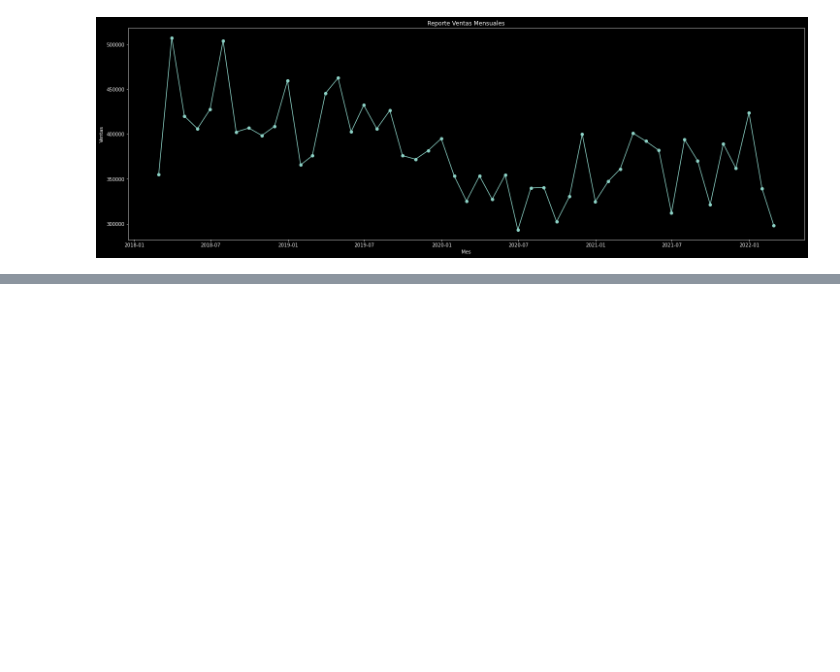
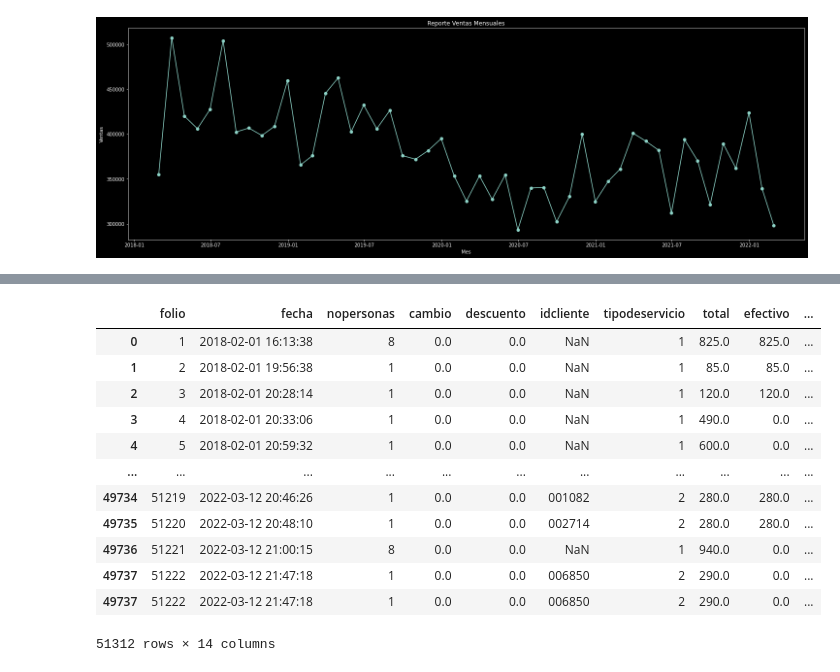
Before and after one commit to SebastianHerran/Pizzeria_Analysis, a Jupyter notebook: Analysis.ipynb, the cells around one changed output, grey strips where cells are left out. Saved outputs shown, nothing was run; the diff lists cells and outputs as text; code cells hidden in the pictures; blank space fills up the shorter version.

```diff
--- a/Analysis.ipynb
+++ b/Analysis.ipynb
@@ -195,0 +210,16 @@ ventas_mensuales
+# %%
+pedidos
+# %% [output]
+|  | folio | fecha | nopersonas | cambio | descuento | idcliente | tipodeservicio | total | efectivo | ... |
+| 0 | 1 | 2018-02-01 16:13:38 | 8 | 0.0 | 0.0 | NaN | 1 | 825.0 | 825.0 | ... |
+| 1 | 2 | 2018-02-01 19:56:38 | 1 | 0.0 | 0.0 | NaN | 1 | 85.0 | 85.0 | ... |
+| 2 | 3 | 2018-02-01 20:28:14 | 1 | 0.0 | 0.0 | NaN | 1 | 120.0 | 120.0 | ... |
+| 3 | 4 | 2018-02-01 20:33:06 | 1 | 0.0 | 0.0 | NaN | 1 | 490.0 | 0.0 | ... |
+| 4 | 5 | 2018-02-01 20:59:32 | 1 | 0.0 | 0.0 | NaN | 1 | 600.0 | 0.0 | ... |
+| ... | ... | ... | ... | ... | ... | ... | ... | ... | ... | ... |
+| 49734 | 51219 | 2022-03-12 20:46:26 | 1 | 0.0 | 0.0 | 001082 | 2 | 280.0 | 280.0 | ... |
+| 49735 | 51220 | 2022-03-12 20:48:10 | 1 | 0.0 | 0.0 | 002714 | 2 | 280.0 | 280.0 | ... |
+| 49736 | 51221 | 2022-03-12 21:00:15 | 8 | 0.0 | 0.0 | NaN | 1 | 940.0 | 0.0 | ... |
+| 49737 | 51222 | 2022-03-12 21:47:18 | 1 | 0.0 | 0.0 | 006850 | 2 | 290.0 | 0.0 | ... |
+| 49737 | 51222 | 2022-03-12 21:47:18 | 1 | 0.0 | 0.0 | 006850 | 2 | 290.0 | 0.0 | ... |
+51312 rows × 14 columns
```
Also changed, not shown: parts of 30 cells of this notebook, 7 other files.
